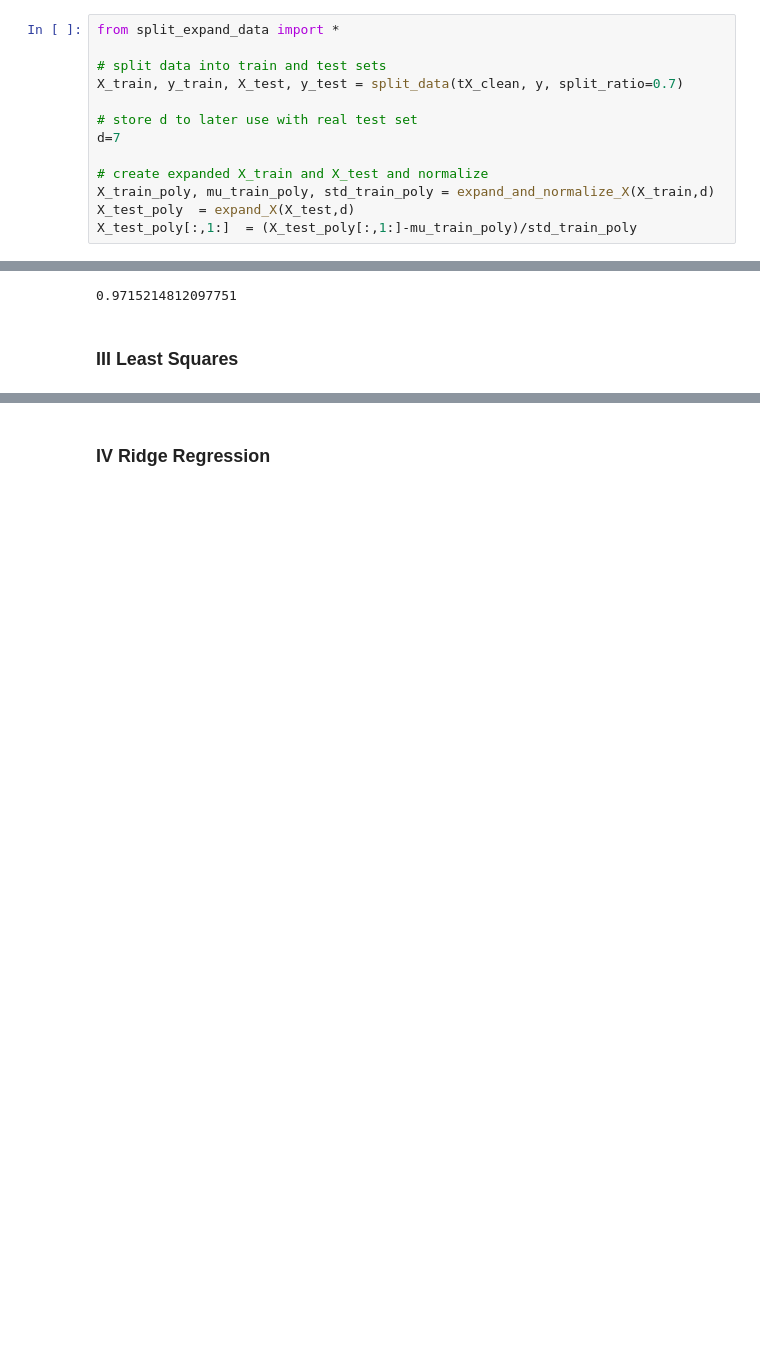
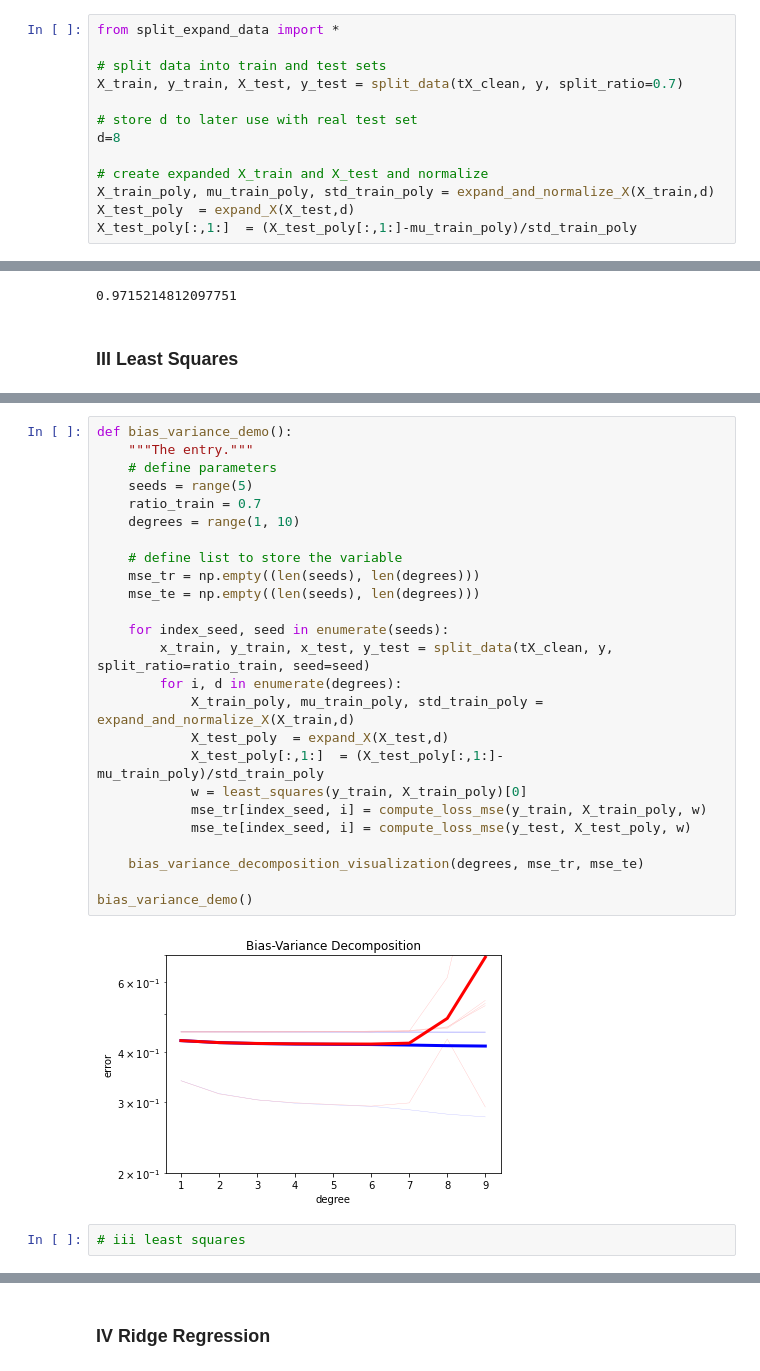
Before and after one commit to bindas1/Project-1-ML-AICrowd, a Jupyter notebook: src/project_FINAL.ipynb, the cells around one changed output, grey strips where cells are left out. Cells and saved outputs as stored; diff of their text form; blank space fills up the shorter version.

Commit message:
visualization of bias variance and reg logistic regression

```diff
--- a/src/project_FINAL.ipynb
+++ b/src/project_FINAL.ipynb
@@ -106,7 +109,7 @@ from split_expand_data import *
 X_train, y_train, X_test, y_test = split_data(tX_clean, y, split_ratio=0.7)
 
 # store d to later use with real test set
-d=7
+d=8
 
 # create expanded X_train and X_test and normalize
 X_train_poly, mu_train_poly, std_train_poly = expand_and_normalize_X(X_train,d)
@@ -147,3 +248,32 @@ print(loss)
+# %%
+def bias_variance_demo():
+    """The entry."""
+    # define parameters
+    seeds = range(5)
+    ratio_train = 0.7
+    degrees = range(1, 10)
+
+    # define list to store the variable
+    mse_tr = np.empty((len(seeds), len(degrees)))
+    mse_te = np.empty((len(seeds), len(degrees)))
+
+    for index_seed, seed in enumerate(seeds):
+        x_train, y_train, x_test, y_test = split_data(tX_clean, y, split_ratio=ratio_train, seed=seed)
+        for i, d in enumerate(degrees):
+            X_train_poly, mu_train_poly, std_train_poly = expand_and_normalize_X(X_train,d)
+            X_test_poly  = expand_X(X_test,d)
+            X_test_poly[:,1:]  = (X_test_poly[:,1:]-mu_train_poly)/std_train_poly
+            w = least_squares(y_train, X_train_poly)[0]
+            mse_tr[index_seed, i] = compute_loss_mse(y_train, X_train_poly, w)
+            mse_te[index_seed, i] = compute_loss_mse(y_test, X_test_poly, w)
+
+    bias_variance_decomposition_visualization(degrees, mse_tr, mse_te)
+
+bias_variance_demo()
+# %% [output]
+[figure, added]
+# %%
+# iii least squares
 # %%
 from least_squares import *
 
```
Also changed, not shown: parts of 14 cells of this notebook, 5 other files.
